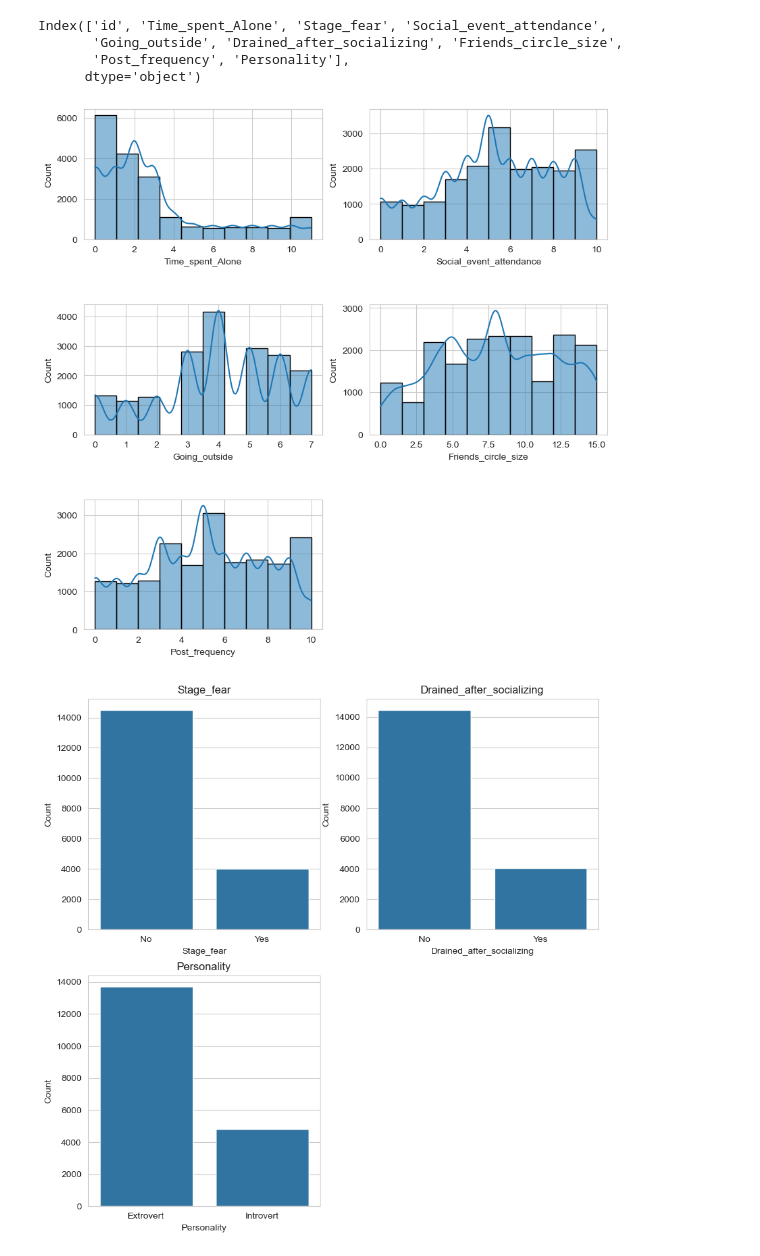
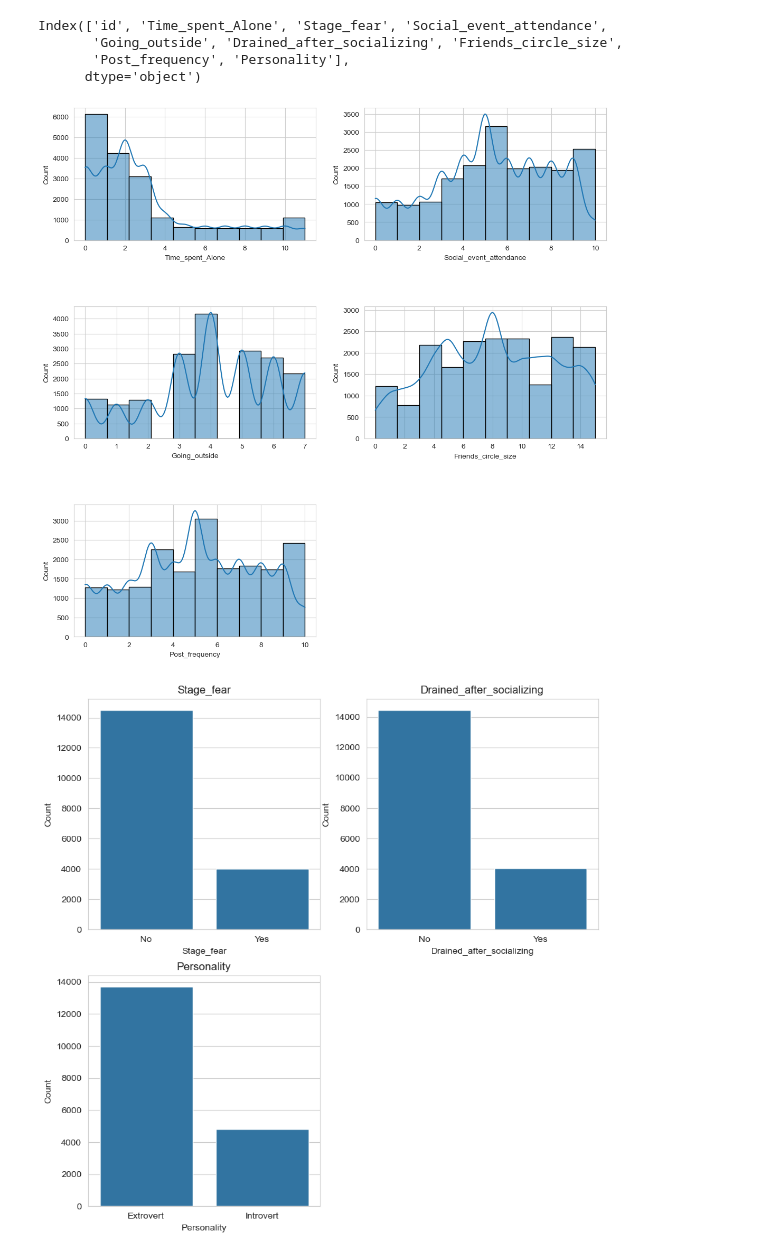
Before and after one commit to Abdul-Rahmann/kaggle, a Jupyter notebook: introvert_extrovert/introvert_extrovert.ipynb, the cells around one changed output. Saved outputs shown, nothing was run; the diff lists cells and outputs as text; code cells hidden in the pictures.

```diff
--- a/introvert_extrovert/introvert_extrovert.ipynb
+++ b/introvert_extrovert/introvert_extrovert.ipynb
@@ -114,17 +114,17 @@ Index(['id', 'Time_spent_Alone', 'Stage_fear', 'Social_event_attendance',
 #        'Post_frequency']
 # sns.pairplot(df[cols], palette='Set2',)
 # %%
-plt.figure(figsize=(10, 10))
+plt.figure(figsize=(13, 13))
 plt.subplots_adjust(hspace=0.5)
 
 for i, col in enumerate(num_cols):
     plt.subplot(3, 2, i + 1)
     sns.histplot(df[col], kde=True, bins=10, edgecolor='black')
     # plt.xticks(rotation=90)
     # plt.title(col)
     # plt.xlabel(, ang)
 # %% [output]
-[figure, old version]
+[figure, new version]
 # %%
 plt.figure(figsize=(10, 10))
 
```
Also changed, not shown: 8 other files.
